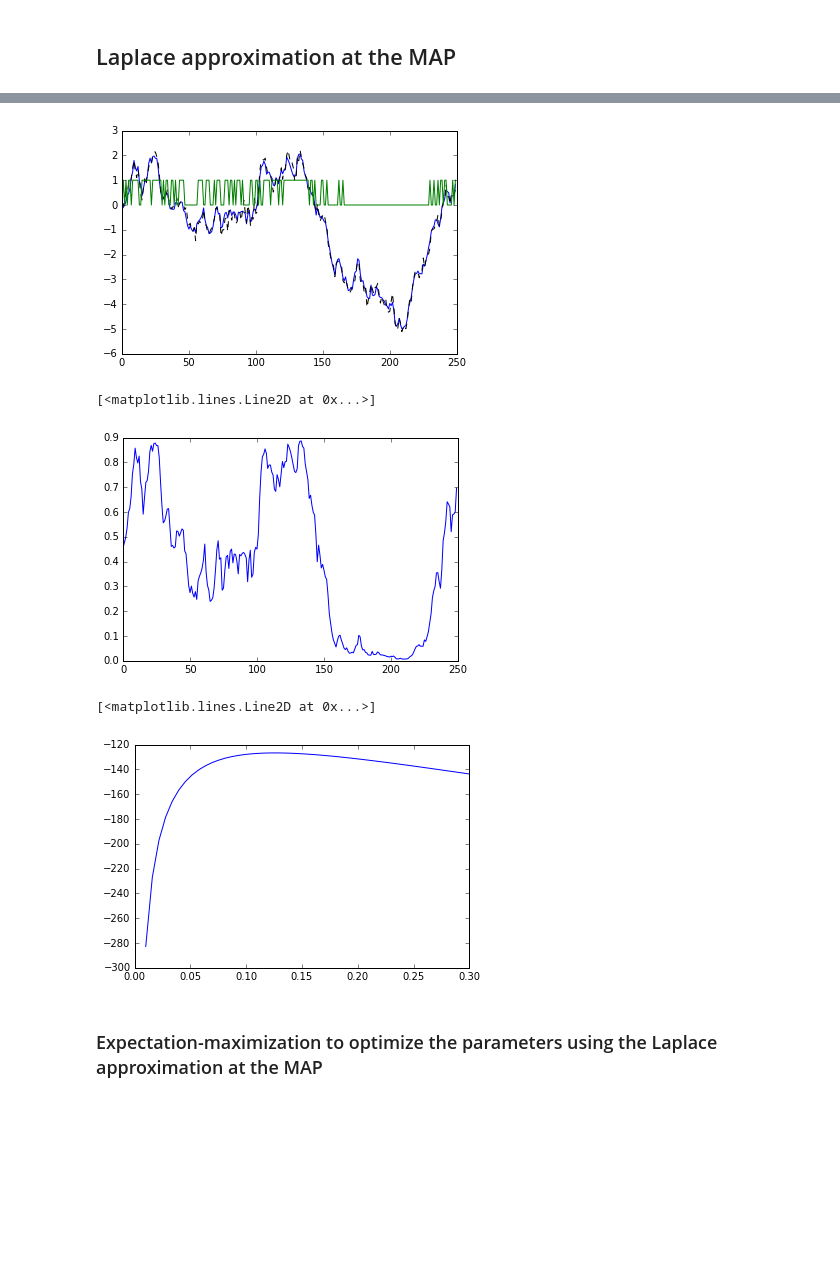
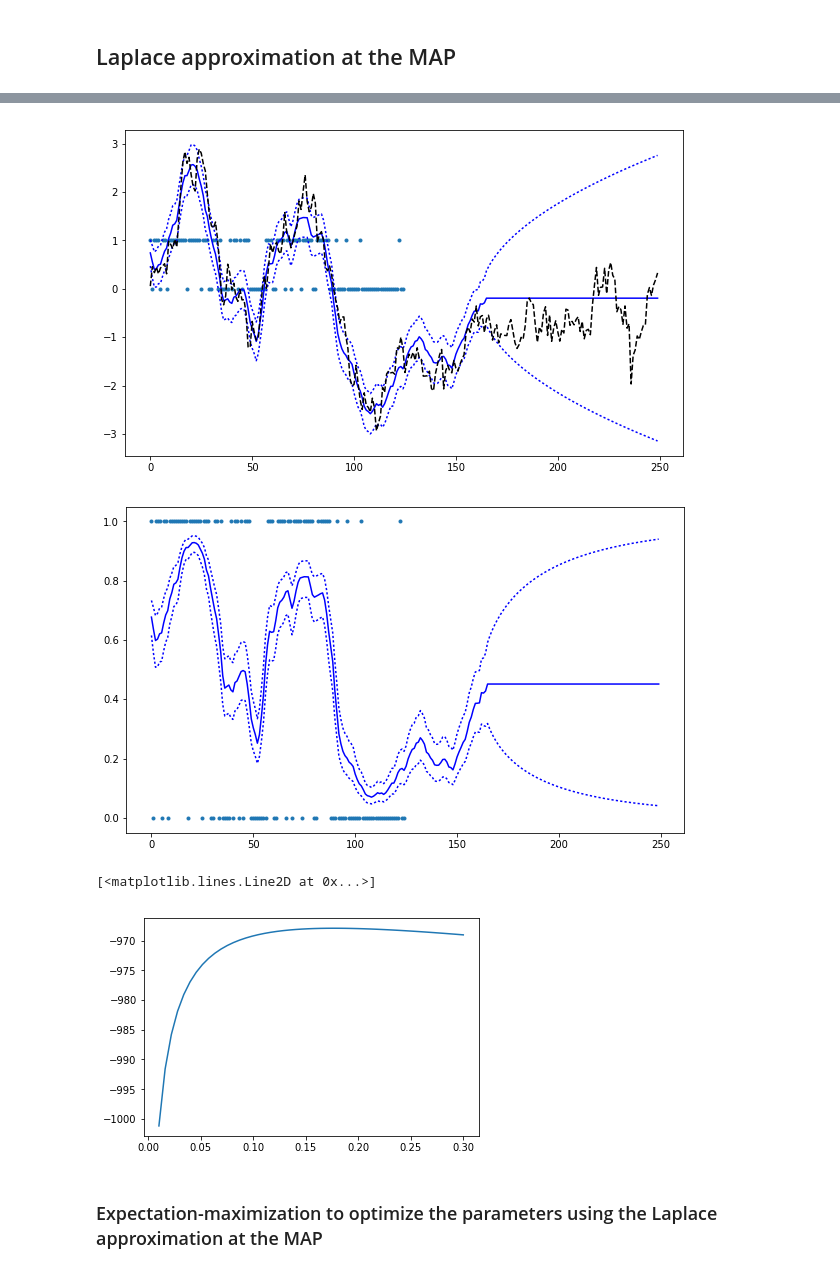
Before and after one commit to lciti/SEAS2016, a Jupyter notebook: Test_LikelihoodBernoulliAndGaussian.ipynb, the cells around one changed output, grey strips where cells are left out. Drawn from its saved outputs; the diff is of its cells as text; code cells hidden in the pictures; blank space fills up the shorter version.

```diff
--- a/Test_LikelihoodBernoulliAndGaussian.ipynb
+++ b/Test_LikelihoodBernoulliAndGaussian.ipynb
@@ -13,15 +13,17 @@ if 1:
     K = 250
     trials = 1
     sigma2e = 0.1
-    varY = np.array([.1, .2, .1])
+    varY = np.array([1., 2.5, 3.])
     C = np.array([[-1, .1], [1, 1], [-1, -1]])
     #
     x = sp.signal.lfilter([1], [1, -1], np.sqrt(sigma2e) * np.random.randn(K))
     x = x - np.linspace(0, x[-1] + np.sqrt(sigma2e) * np.random.randn(), len(x)) # make a bit like a Brownian bridge
     #dN = np.bitwise_xor.accumulate(dN, axis=0)
     dN = np.random.rand(K, trials) < np.exp(x[:,None])/(1+np.exp(x[:,None]))
-    dN = np.sum(dN, axis=1)
+    dN = np.sum(dN, axis=1).astype(float)
+    dN[len(dN)//2:] = np.NaN
     Y = C[:,:1].T + np.outer(x, C[:,1]) + np.random.randn(K, len(varY)) * np.sqrt(varY)[None,:]
+    Y[2*len(Y)//3:,:] = np.NaN
     ll_from_R = np.empty([0,2])
 # %% [markdown]
 ## Kalman test code
@@ -79,7 +81,7 @@ where
 # %% [markdown]
 ## Laplace approximation at the MAP
 # %%
-def Do_Kalman_Likelihood_Bernoulli_And_Gaussian_LaplaceMAP(dN, Y, C, varY, sigma2e, tol=1e-8, trials=1.):
+def Do_Kalman_Likelihood_Bernoulli_And_Gaussian_LaplaceMAP(dN, Y, C, varY, sigma2e, x0=0., tol=1e-8, trials=1.):
     """MAP solution, inverse covariance matrix, and marginal loglikelihood of state-space model
     computed using Laplace approximation around MAP state.
 
@@ -93,15 +95,19 @@ def Do_Kalman_Likelihood_Bernoulli_And_Gaussian_LaplaceMAP(dN, Y, C, varY, sigma
     :return: x_map, U, marginal_loglikelihood, joint_loglikelihood
     """
     x = np.zeros(dN.shape)
-    dN = dN.astype(float)
+    dN_pres = ~np.isnan(dN)
+    dN = np.nan_to_num(dN).astype(float)
+    Y_pres = ~np.isnan(Y)
+    Y = np.nan_to_num(Y)
     while True:
         # Build gradient of joint
         d2x = np.convolve(x, [-1, 2, -1])[1:-1]
         d2x[-1] -= x[-1]
-        G = -dN + trials * (1. / (1. + np.exp(-x))) + d2x / sigma2e
-        G += np.dot(C[:,:1].T + np.outer(x, C[:,1]) - Y, C[:,1] / varY)
+        d2x[0] -= x0
+        G = d2x / sigma2e + dN_pres * (-dN + trials * (1. / (1. + np.exp(-x))))
+        G += np.dot(Y_pres * (C[:,:1].T + np.outer(x, C[:,1]) - Y), C[:,1] / varY)
         # Build Hessian of joint
-        D = trials / (np.exp(x) + 2. + np.exp(-x)) + (2. / sigma2e + np.dot(C[:,1], C[:,1] / varY))
+        D = 2. / sigma2e + dN_pres * (trials / (np.exp(x) + 2. + np.exp(-x))) + np.dot(Y_pres * C[:,1:].T, C[:,1] / varY)
         D[-1] -= 1. / sigma2e
         B = -np.ones(len(D)) / sigma2e
         B[0] = 0.
@@ -114,8 +120,8 @@ def Do_Kalman_Likelihood_Bernoulli_And_Gaussian_LaplaceMAP(dN, Y, C, varY, sigma
         x -= sp.linalg.cho_solve_banded([U, False], G)
 
     # Compute joint and marginal probabilities
-    joint_loglikelihood = (np.sum(np.log(sp.special.binom(trials, dN)) + dN * x_map - trials * np.log(1 + np.exp(x_map)))
-                           - .5 * (np.sum((C[:,:1].T + np.outer(x, C[:,1]) - Y)**2 / varY[None,:]) + len(dN) * np.log(2*np.pi*np.prod(varY)))
-                           - .5 * ((np.sum(np.diff(x_map)**2) + x_map[0]**2) / sigma2e + len(dN) * np.log(2*np.pi*sigma2e)))
+    joint_loglikelihood = (np.dot(dN_pres, np.log(sp.special.binom(trials, dN)) + dN * x_map - trials * np.log(1 + np.exp(x_map)))
+                           - .5 * (np.sum(Y_pres * (C[:,:1].T + np.outer(x, C[:,1]) - Y)**2 / varY[None,:]) + np.dot(np.sum(Y_pres, axis=0), np.log(2*np.pi*varY)))
+                           - .5 * ((np.sum(np.diff(x_map)**2) + (x_map[0] - x0)**2) / sigma2e + len(x_map) * np.log(2*np.pi*sigma2e)))
     marginal_loglikelihood = len(dN)/2. * np.log(2*np.pi) + joint_loglikelihood - np.sum(np.log(U[-1]))
     return x_map, U, marginal_loglikelihood, joint_loglikelihood
@@ -122,12 +150,19 @@ def Do_Kalman_Likelihood_Bernoulli_And_Gaussian_LaplaceMAP(dN, Y, C, varY, sigma
 # %%
 # Test Marginal_Likelihood using the Laplace approximation around the MAP
-%time x_map_l, U_l, marginal_loglikelihood_l, joint_loglikelihood_l = Do_Kalman_Likelihood_Bernoulli_And_Gaussian_LaplaceMAP(dN, Y, C, varY, sigma2e, trials=trials)
+%time x_map_l, U_l, marginal_loglikelihood_l, joint_loglikelihood_l = Do_Kalman_Likelihood_Bernoulli_And_Gaussian_LaplaceMAP(dN, Y, C, varY, sigma2e, x0=1, trials=trials)
 print(marginal_loglikelihood_l)
-plt.clf()
-plt.plot(x_map_l)
+plt.figure(figsize=(10,6))
+plt.plot(dN, '.')
+std = np.sqrt(cov_from_chol_precision(U_l)[1])
+x_conf_l = x_map_l[:,None] + [[-1,1]] * std[:,None]
+plt.plot(x_map_l, 'b')
+plt.plot(x_conf_l, 'b:')
 plt.plot(x, 'k--')
-plt.plot(dN)
 plt.show()
-plt.plot(np.exp(x_map_l)/(1+np.exp(x_map_l)))
+plt.figure(figsize=(10,6))
+plt.plot(dN, '.')
+plt.plot(np.exp(x_map_l)/(1+np.exp(x_map_l)), 'b')
+plt.plot(np.exp(x_conf_l) / (1 + np.exp(x_conf_l)), 'b:')
+plt.show()
 # %% [output]
 CPU times: user 0 ns, sys: 0 ns, total: 0 ns
@@ -136,6 +171,5 @@ Wall time: 1.18 ms
-[figure, old version]
+[figure, new version]
-[<matplotlib.lines.Line2D at 0x...>]
-[figure, old version]
+[figure, new version]
 # %%
 s2e = np.linspace(.01, .3, 50)
 marginal_loglikelihood_l = np.zeros_like(s2e)
@@ -148,6 +182,6 @@ plt.plot(s2e, marginal_loglikelihood_l)
 #plt.plot(s2e, joint_loglikelihood_l)
 # %% [output]
 [<matplotlib.lines.Line2D at 0x...>]
-[figure, old version]
+[figure, new version]
 # %% [markdown]
 ### Expectation-maximization to optimize the parameters using the Laplace approximation at the MAP
```
Also changed, not shown: parts of 8 cells of this notebook.
